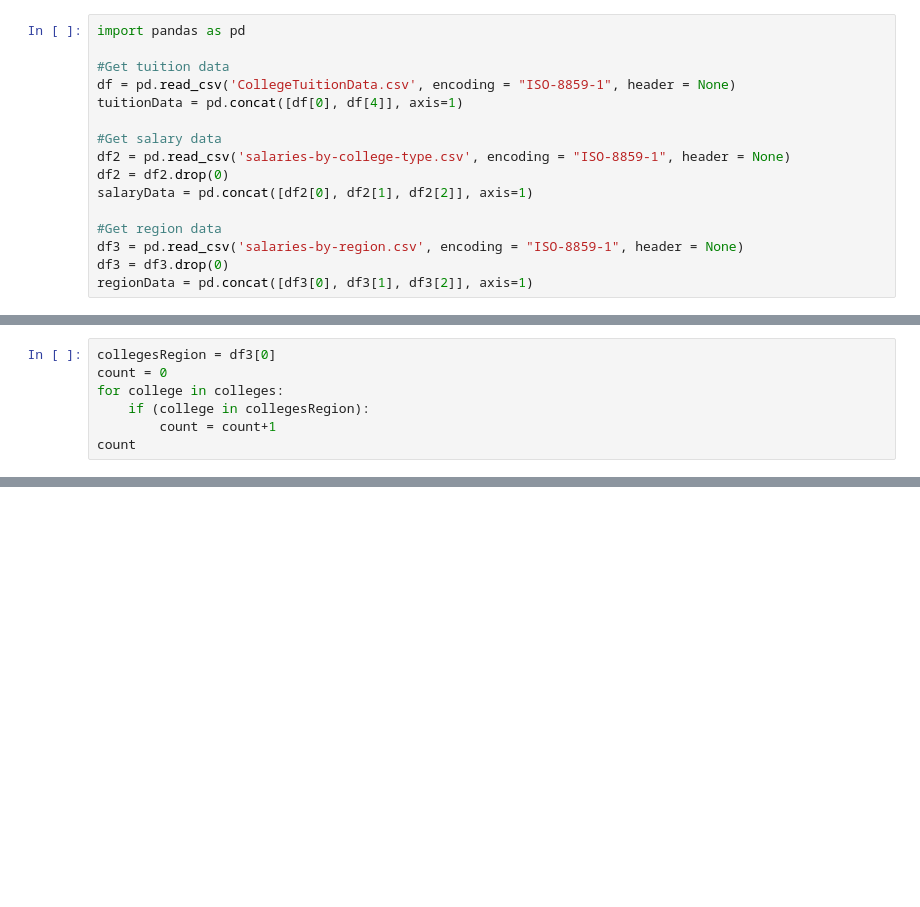
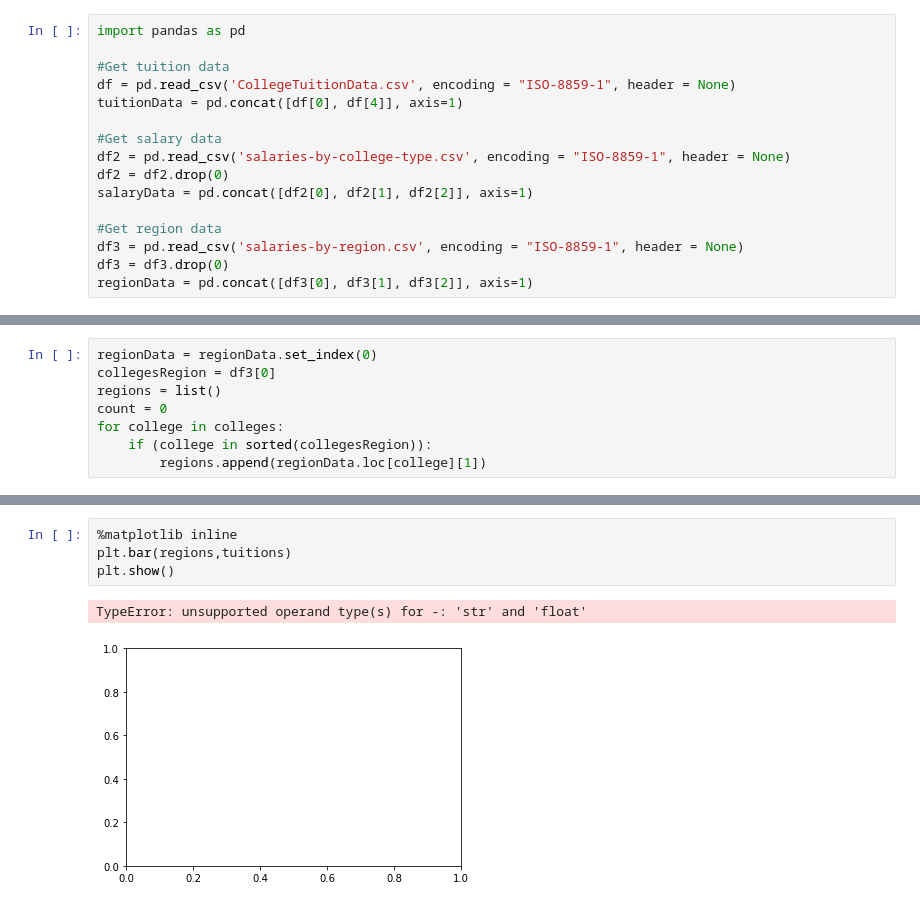
Before and after one commit to anag17/BigDataFinalProject, a Jupyter notebook: CollegeWorth.ipynb, the cells around one changed output, grey strips where cells are left out. Saved outputs shown, nothing was run; the diff lists cells and outputs as text; blank space fills up the shorter version.

```diff
--- a/CollegeWorth.ipynb
+++ b/CollegeWorth.ipynb
@@ -34,7 +47,8 @@ for row in salaryData.iterrows():
 # %%
+regionData = regionData.set_index(0)
 collegesRegion = df3[0]
+regions = list()
 count = 0
 for college in colleges:
-    if (college in collegesRegion):
-        count = count+1
-count
+    if (college in sorted(collegesRegion)):
+        regions.append(regionData.loc[college][1])
@@ -107,0 +78,7 @@ ValueError: Plan shapes are not aligned
+# %%
+%matplotlib inline
+plt.bar(regions,tuitions)
+plt.show()
+# %% [output]
+TypeError: unsupported operand type(s) for -: 'str' and 'float'
+[figure, added]
```
Also changed, not shown: parts of 10 cells of this notebook, 12 other files.
